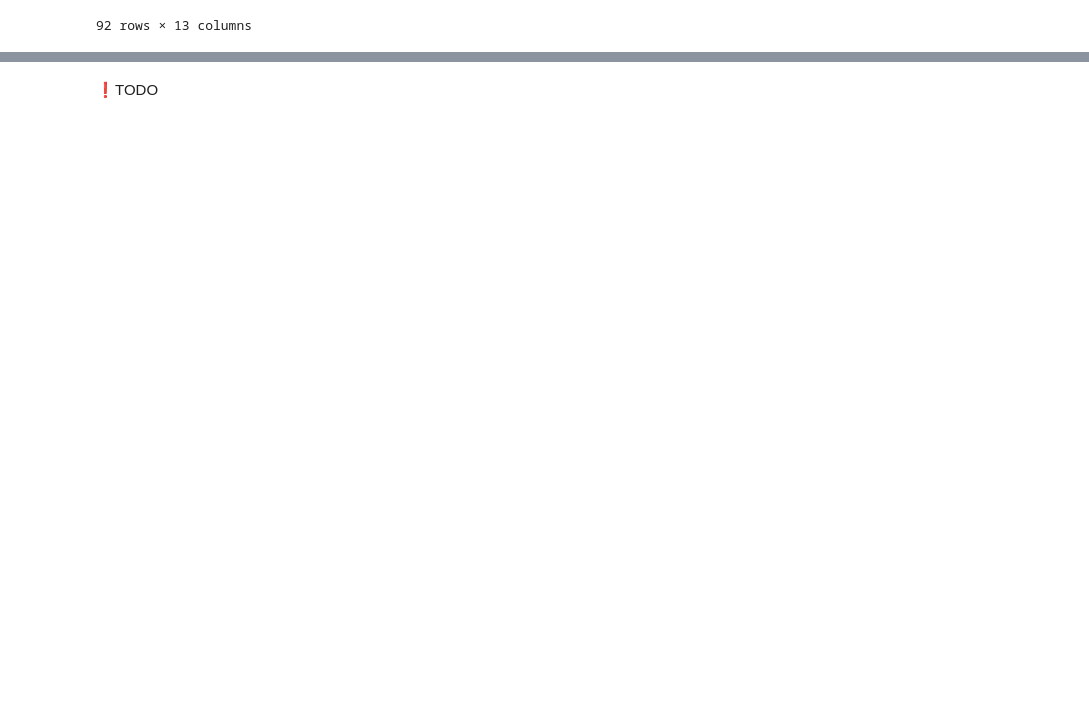
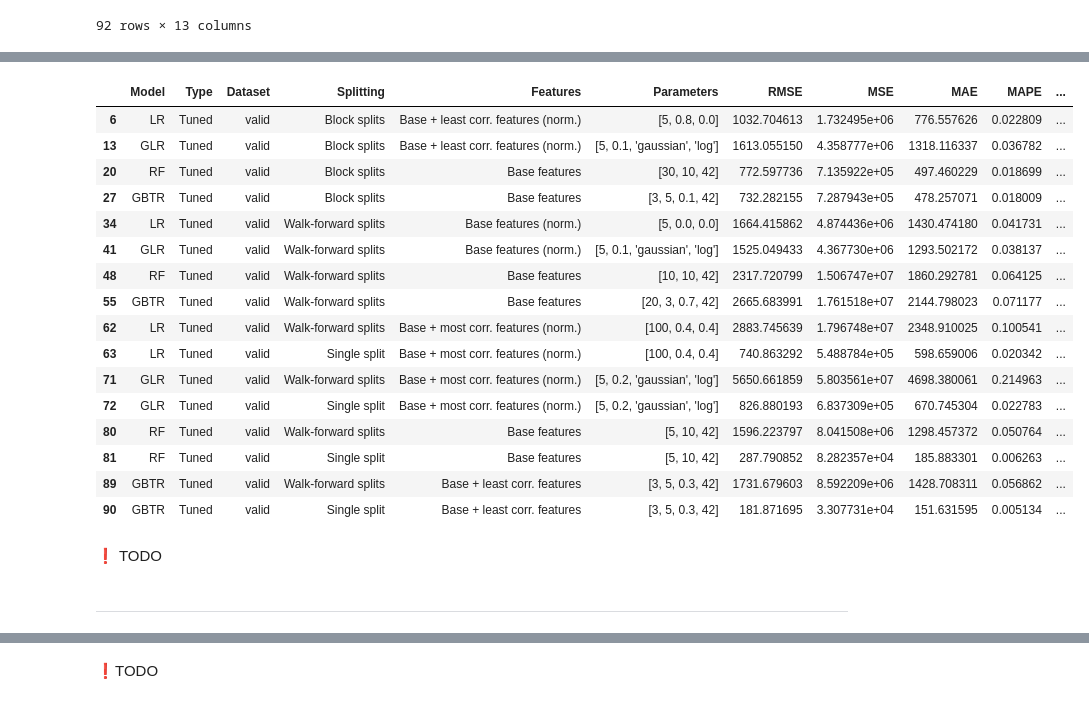
Before and after one commit to CorsiDanilo/bitcoin-price-prediction-with-pyspark, a Jupyter notebook: notebooks/6-final-scores.ipynb, the cells around one changed output, grey strips where cells are left out. Cells and saved outputs as stored; diff of their text form; code cells hidden in the pictures; blank space fills up the shorter version.

```diff
--- a/notebooks/6-final-scores.ipynb
+++ b/notebooks/6-final-scores.ipynb
@@ -18,7 +18,7 @@ Description: display of final scores and making predictions on the test set with
 # Global constants, dependencies, libraries and tools
 # %%
 # Main constants
-LOCAL_RUNNING = False
+LOCAL_RUNNING = True
 ROOT_DIR = "D:/Documents/Repository/BDC/project" if LOCAL_RUNNING else "/content/drive"
 # %%
 if not LOCAL_RUNNING:
@@ -228,0 +250,16 @@ train_valid_all_results_copy = train_valid_all_results.copy()
+# %%
+# Make a copy of the original data
+train_valid_all_results_copy = train_valid_all_results.copy()
+
+# Remove the 'train' dataset
+train_valid_all_results_copy = train_valid_all_results_copy[train_valid_all_results_copy['Dataset'] != 'train']
+
+# Replace results labels
+train_valid_all_results_copy['Model'] = train_valid_all_results_copy['Model'].replace(model_mapping)
+train_valid_all_results_copy['Type'] = train_valid_all_results_copy['Type'].replace(type_mapping)
+train_valid_all_results_copy['Splitting'] = train_valid_all_results_copy['Splitting'].replace(splitting_mapping)
+train_valid_all_results_copy['Features'] = train_valid_all_results_copy['Features'].replace(features_mapping)
+
+# Convert the 'Splitting' and 'Model' columns to category type with defined order
+train_valid_all_results_copy['Splitting'] = pd.Categorical(train_valid_all_results_copy['Splitting'], categories=splitting_order, ordered=True)
+train_valid_all_results_copy['Model'] = pd.Categorical(train_valid_all_results_copy['Model'], categories=model_order, ordered=True)
@@ -239,0 +306,18 @@ fig_r2.show()
+# %%
+# Consider only 'Dataset' is 'valid' and 'Type' is 'Tuned'
+train_valid_all_results_grouped = train_valid_all_results_copy[(train_valid_all_results_copy['Dataset'] == 'valid') &
+                                           (train_valid_all_results_copy['Type'] == 'Tuned')]
+
+# Create a bar chart for RMSE divided by Splitting
+fig_rmse = px.bar(train_valid_all_results_grouped, x='Model', y='RMSE', color='Features', facet_col='Splitting', title='RMSE per Features')
+fig_rmse.update_layout(barmode='group')
+fig_rmse.update_layout(title_font=dict(size=24, color='black'))
+fig_rmse.for_each_annotation(lambda a: a.update(text=a.text.split("=")[-1]))
+fig_rmse.show()
+
+# Create a bar chart for R2 divided by Splitting
+fig_r2 = px.bar(train_valid_all_results_grouped, x='Model', y='R2', color='Features', facet_col='Splitting', title='R2 per Features')
+fig_r2.update_layout(barmode='group')
+fig_r2.update_layout(title_font=dict(size=24, color='black'))
+fig_r2.for_each_annotation(lambda a: a.update(text=a.text.split("=")[-1]))
+fig_r2.show()
@@ -240,3 +327,27 @@ fig_r2.show()
+# %%
+train_valid_all_results_grouped
+# %% [output]
+|  | Model | Type | Dataset | Splitting | Features | Parameters | RMSE | MSE | MAE | MAPE | ... |
+| 6 | LR | Tuned | valid | Block splits | Base + least corr. features (norm.) | [5, 0.8, 0.0] | 1032.704613 | 1.732495e+06 | 776.557626 | 0.022809 | ... |
+| 13 | GLR | Tuned | valid | Block splits | Base + least corr. features (norm.) | [5, 0.1, 'gaussian', 'log'] | 1613.055150 | 4.358777e+06 | 1318.116337 | 0.036782 | ... |
+| 20 | RF | Tuned | valid | Block splits | Base features | [30, 10, 42] | 772.597736 | 7.135922e+05 | 497.460229 | 0.018699 | ... |
+| 27 | GBTR | Tuned | valid | Block splits | Base features | [3, 5, 0.1, 42] | 732.282155 | 7.287943e+05 | 478.257071 | 0.018009 | ... |
+| 34 | LR | Tuned | valid | Walk-forward splits | Base features (norm.) | [5, 0.0, 0.0] | 1664.415862 | 4.874436e+06 | 1430.474180 | 0.041731 | ... |
+| 41 | GLR | Tuned | valid | Walk-forward splits | Base features (norm.) | [5, 0.1, 'gaussian', 'log'] | 1525.049433 | 4.367730e+06 | 1293.502172 | 0.038137 | ... |
+| 48 | RF | Tuned | valid | Walk-forward splits | Base features | [10, 10, 42] | 2317.720799 | 1.506747e+07 | 1860.292781 | 0.064125 | ... |
+| 55 | GBTR | Tuned | valid | Walk-forward splits | Base features | [20, 3, 0.7, 42] | 2665.683991 | 1.761518e+07 | 2144.798023 | 0.071177 | ... |
+| 62 | LR | Tuned | valid | Walk-forward splits | Base + most corr. features (norm.) | [100, 0.4, 0.4] | 2883.745639 | 1.796748e+07 | 2348.910025 | 0.100541 | ... |
+| 63 | LR | Tuned | valid | Single split | Base + most corr. features (norm.) | [100, 0.4, 0.4] | 740.863292 | 5.488784e+05 | 598.659006 | 0.020342 | ... |
+| 71 | GLR | Tuned | valid | Walk-forward splits | Base + most corr. features (norm.) | [5, 0.2, 'gaussian', 'log'] | 5650.661859 | 5.803561e+07 | 4698.380061 | 0.214963 | ... |
+| 72 | GLR | Tuned | valid | Single split | Base + most corr. features (norm.) | [5, 0.2, 'gaussian', 'log'] | 826.880193 | 6.837309e+05 | 670.745304 | 0.022783 | ... |
+| 80 | RF | Tuned | valid | Walk-forward splits | Base features | [5, 10, 42] | 1596.223797 | 8.041508e+06 | 1298.457372 | 0.050764 | ... |
+| 81 | RF | Tuned | valid | Single split | Base features | [5, 10, 42] | 287.790852 | 8.282357e+04 | 185.883301 | 0.006263 | ... |
+| 89 | GBTR | Tuned | valid | Walk-forward splits | Base + least corr. features | [3, 5, 0.3, 42] | 1731.679603 | 8.592209e+06 | 1428.708311 | 0.056862 | ... |
+| 90 | GBTR | Tuned | valid | Single split | Base + least corr. features | [3, 5, 0.3, 42] | 181.871695 | 3.307731e+04 | 151.631595 | 0.005134 | ... |
+# %% [markdown]
+❗ TODO
+# %% [markdown]
+---
 # %%
 # Load models results
 splits_list = [BLOCK_SPLITS_NAME, WALK_FORWARD_SPLITS_NAME, SHORT_TERM_SPLITS_NAME]
```
Also changed, not shown: parts of 22 cells of this notebook, 5 other files.
